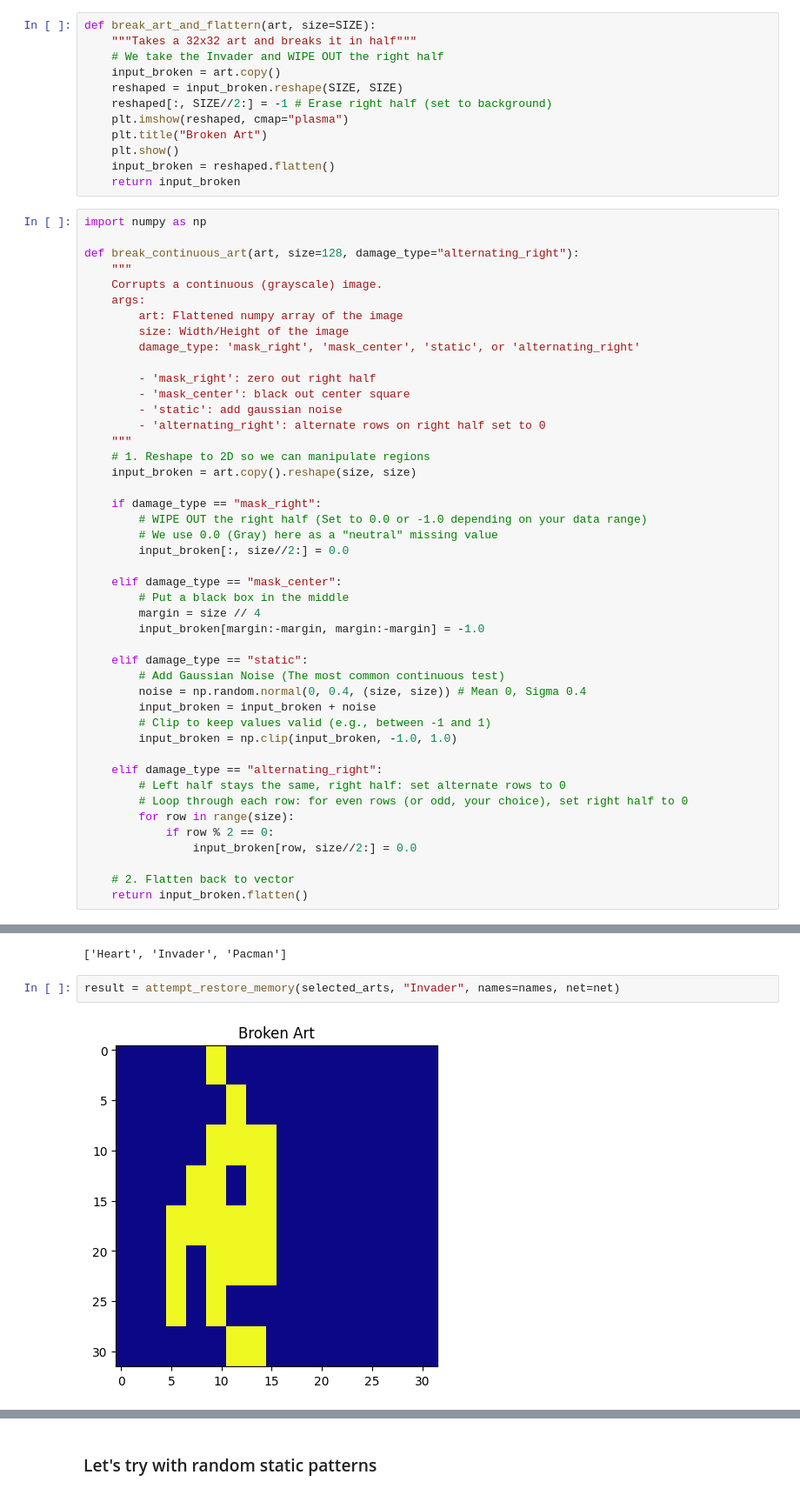
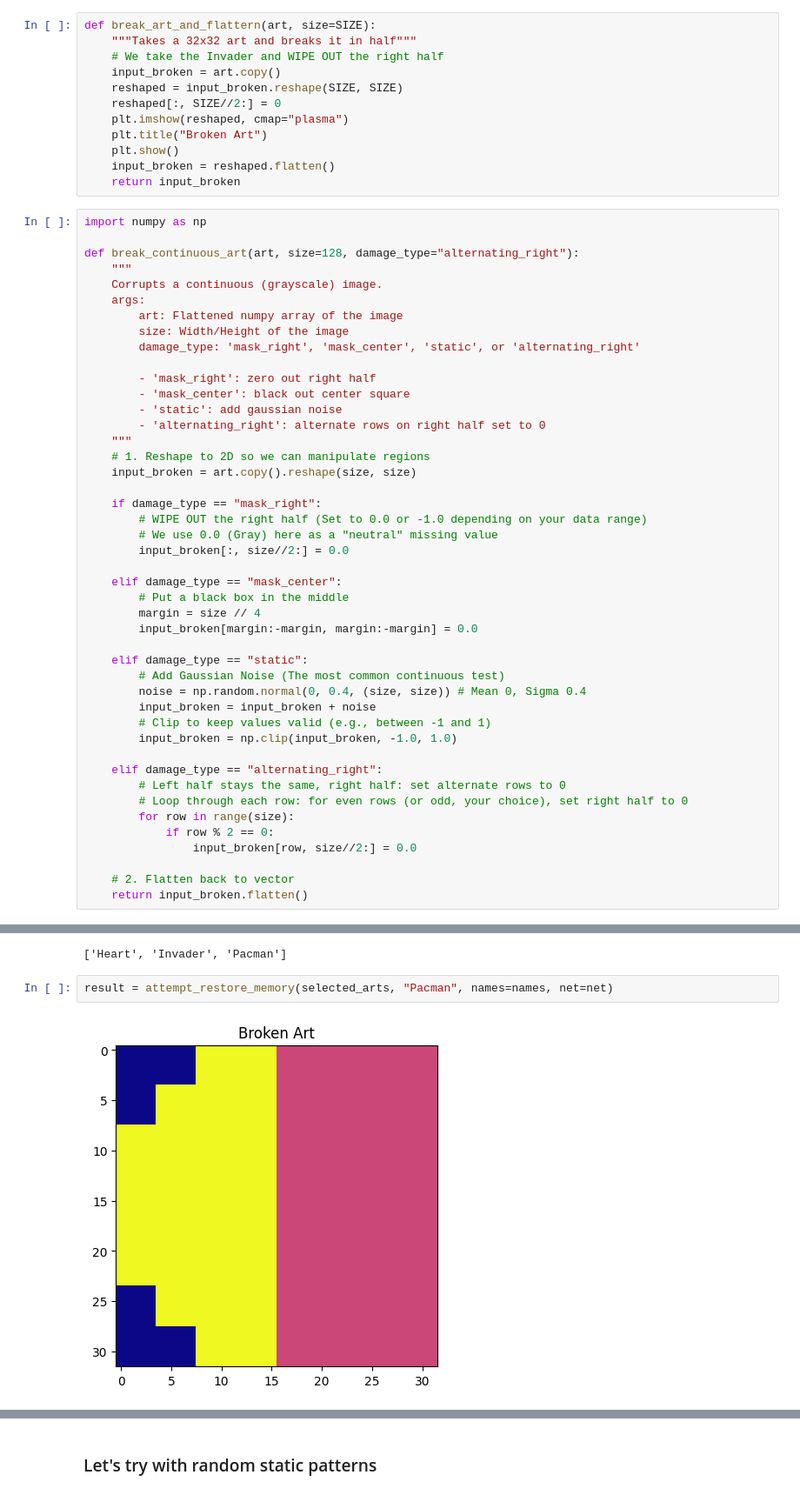
Before and after one commit to devendershekhawat/hiphopfield, a Jupyter notebook: lab.ipynb, the cells around one changed output, grey strips where cells are left out. Shown at 87% size. Drawn from its saved outputs; the diff is of its cells as text.

Commit message:
updated plots

```diff
--- a/lab.ipynb
+++ b/lab.ipynb
@@ -74,7 +74,7 @@ def break_art_and_flattern(art, size=SIZE):
     # We take the Invader and WIPE OUT the right half
     input_broken = art.copy()
     reshaped = input_broken.reshape(SIZE, SIZE)
-    reshaped[:, SIZE//2:] = -1 # Erase right half (set to background)
+    reshaped[:, SIZE//2:] = 0
     plt.imshow(reshaped, cmap="plasma")
     plt.title("Broken Art")
     plt.show()
@@ -107,7 +107,7 @@ def break_continuous_art(art, size=128, damage_type="alternating_right"):
     elif damage_type == "mask_center":
         # Put a black box in the middle
         margin = size // 4
-        input_broken[margin:-margin, margin:-margin] = -1.0
+        input_broken[margin:-margin, margin:-margin] = 0.0
 
     elif damage_type == "static":
         # Add Gaussian Noise (The most common continuous test)
@@ -154,6 +154,6 @@ names
 # %% [output]
 ['Heart', 'Invader', 'Pacman']
 # %%
-result = attempt_restore_memory(selected_arts, "Invader", names=names, net=net)
+result = attempt_restore_memory(selected_arts, "Pacman", names=names, net=net)
 # %% [output]
-[figure, old version]
+[figure, new version]
```
Also changed, not shown: parts of 4 cells of this notebook.
